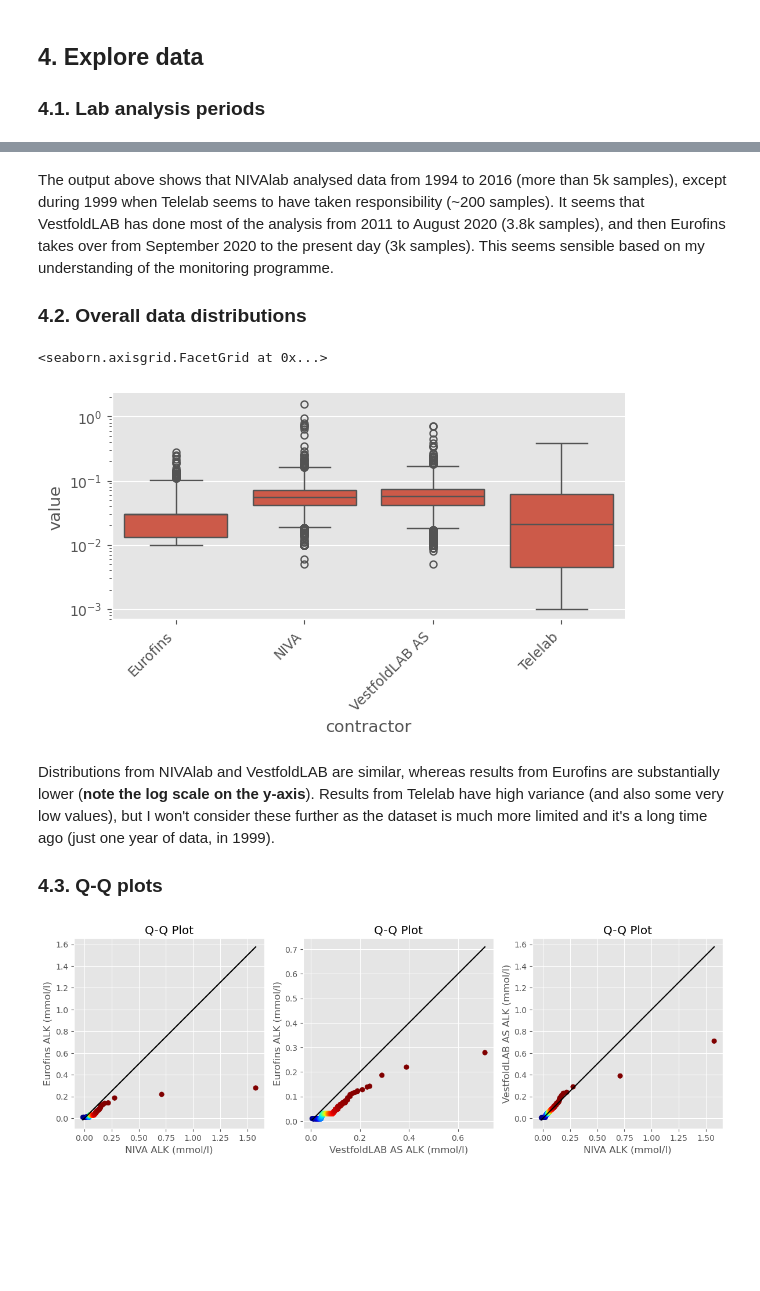
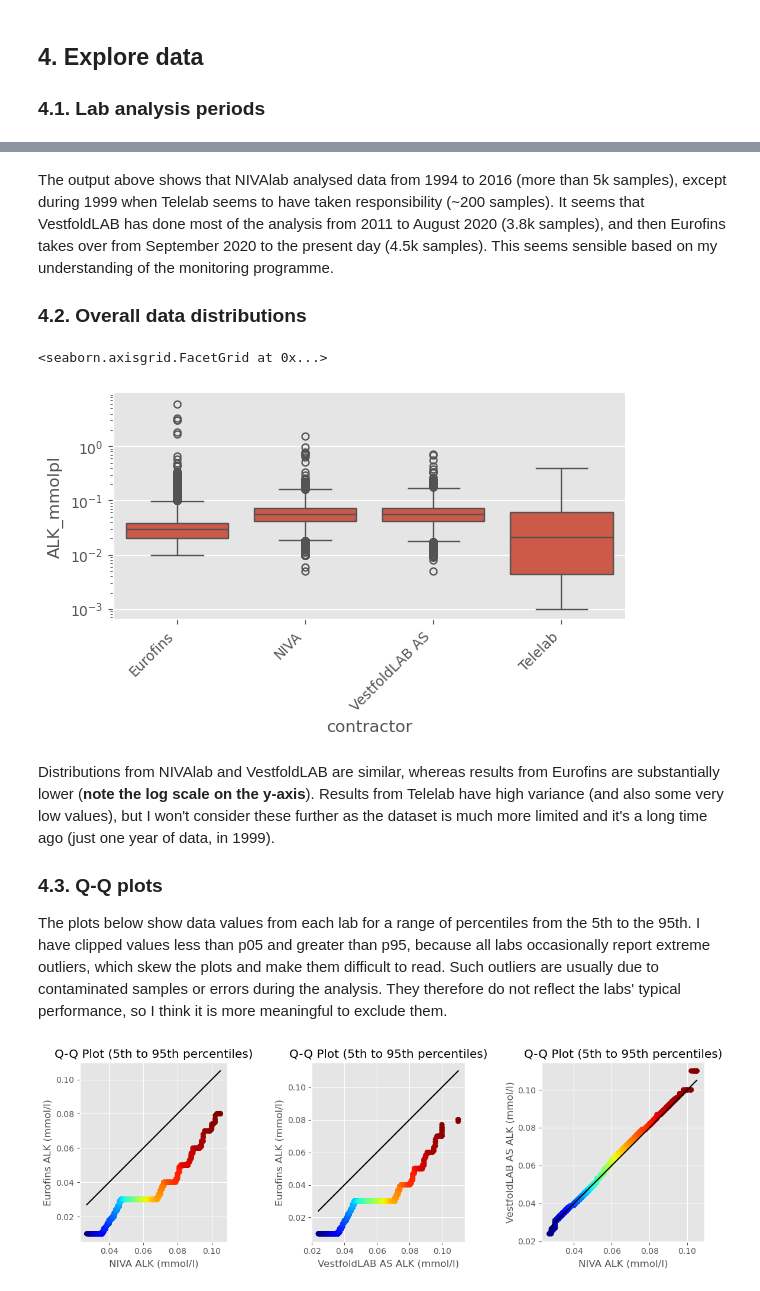
Before and after one commit to NIVANorge/tiltaksovervakingen, a Jupyter notebook: notebooks/explore_alkalinity.ipynb, the cells around one changed output, grey strips where cells are left out. Drawn from its saved outputs; the diff is of its cells as text; code cells hidden in the pictures; blank space fills up the shorter version.

```diff
--- a/notebooks/explore_alkalinity.ipynb
+++ b/notebooks/explore_alkalinity.ipynb
@@ -84,9 +84,17 @@ vm_df = vm_df.query("flag != '>'")
 vm_df["par_unit"] = vm_df["parameter"] + "_" + vm_df["unit"]
 vm_df["par_unit"] = vm_df["par_unit"].str.replace("/", "p")
 vm_df["par_unit"] = vm_df["par_unit"].str.replace(" ", "")
-del vm_df["parameter"], vm_df["unit"]
+del vm_df["parameter"], vm_df["unit"], vm_df["flag"]
 vm_df["sampling_date"] = pd.to_datetime(vm_df["sampling_date"])
-id_cols = ["station_code", "contractor", "sampling_date", "par_unit", "flag"]
+id_cols = ["station_code", "contractor", "sampling_date", "par_unit"]
 vm_df = vm_df[id_cols + ["value"]]
+
+# Average duplicates
+vm_df = vm_df.groupby(id_cols).mean().unstack("par_unit")
+vm_df.columns = [
+    col.replace("_<ubenevnt>", "") for col in vm_df.columns.get_level_values(1)
+]
+vm_df = vm_df.reset_index().dropna(subset="ALK_mmolpl")
+
 vm_df.head()
 # %% [output]
@@ -149,19 +157,21 @@ for fpath in flist:
         fpath,
         sheet_name="results",
         skiprows=3,
-        usecols="C,G,L",
+        usecols="C,G,J,L,W",
         header=None,
     )
-    eur_df.columns = ["station_code", "sampling_date", "value"]
-    eur_df["flag"] = (
-        eur_df["value"].astype(str).apply(lambda x: "<" if "<" in x else "=")
-    )
-    eur_df["value"] = (
-        eur_df["value"].str.replace("<", "").str.replace(",", ".").astype(float)
-    )
+    eur_df.columns = ["station_code", "sampling_date", "PH", "ALK_mmolpl", "CA_mgpl"]
+    for col in ["PH", "ALK_mmolpl", "CA_mgpl"]:
+        eur_df[col] = (
+            eur_df[col]
+            .astype(str)
+            .str.replace("<", "")
+            .str.replace(",", ".")
+            .astype(float)
+        )
     eur_df["contractor"] = "Eurofins"
-    eur_df["par_unit"] = "ALK_mmolpl"
-    eur_df = eur_df[id_cols + ["value"]].dropna(subset="value").reset_index(drop=True)
+    eur_df.groupby(["station_code", "contractor", "sampling_date"]).mean().reset_index()
+    eur_df = eur_df.dropna(subset="ALK_mmolpl")
     df_list.append(eur_df)
 eur_df = pd.concat(df_list, axis="rows")
 eur_df.head()
@@ -183,6 +193,6 @@ Skipping ../data/eurofins_data_2021_q4_v1.xlsx as newer version exists.
 df = pd.concat([vm_df, eur_df], axis="rows")
 
 # Average duplicates
-df = df.groupby(id_cols).mean().reset_index()
+df = df.groupby(["station_code", "contractor", "sampling_date"]).mean().reset_index()
 df.head()
 # %% [output]
@@ -210,7 +220,7 @@ df.groupby("contractor")[["sampling_date", "value"]].agg(
 | Telelab | 219 | 1999-03-01 00:00:00 | 1999-07-06 00:13:09.041095936 | 1999-12-29 | 219 | 0.000 | 0.044941 | 0.391 |
 | VestfoldLAB AS | 3836 | 2011-03-14 00:00:00 | 2017-12-10 08:11:23.211678976 | 2020-08-03 | 3836 | 0.005 | 0.061078 | 0.710 |
 # %% [markdown]
-The output above shows that NIVAlab analysed data from 1994 to 2016 (more than 5k samples), except during 1999 when Telelab seems to have taken responsibility (~200 samples). It seems that VestfoldLAB has done most of the analysis from 2011 to August 2020 (3.8k samples), and then Eurofins takes over from September 2020 to the present day (3k samples). This seems sensible based on my understanding of the monitoring programme.
+The output above shows that NIVAlab analysed data from 1994 to 2016 (more than 5k samples), except during 1999 when Telelab seems to have taken responsibility (~200 samples). It seems that VestfoldLAB has done most of the analysis from 2011 to August 2020 (3.8k samples), and then Eurofins takes over from September 2020 to the present day (4.5k samples). This seems sensible based on my understanding of the monitoring programme.
 
 ### 4.2. Overall data distributions
 # %%
@@ -218,7 +228,7 @@ The output above shows that NIVAlab analysed data from 1994 to 2016 (more than 5
 g = sn.catplot(
     data=df,
     x="contractor",
-    y="value",
+    y="ALK_mmolpl",
     kind="box",
     height=3,
     aspect=2,
@@ -227,40 +237,42 @@ g = sn.catplot(
 g.set_xticklabels(rotation=45, ha="right")
 # %% [output]
 <seaborn.axisgrid.FacetGrid at 0x...>
-[figure, old version]
+[figure, new version]
 # %% [markdown]
 Distributions from NIVAlab and VestfoldLAB are similar, whereas results from Eurofins are substantially lower (**note the log scale on the y-axis**). Results from Telelab have high variance (and also some very low values), but I won't consider these further as the dataset is much more limited and it's a long time ago (just one year of data, in 1999).
 
 ### 4.3. Q-Q plots
+
+The plots below show data values from each lab for a range of percentiles from the 5th to the 95th. I have clipped values less than p05 and greater than p95, because all labs occasionally report extreme outliers, which skew the plots and make them difficult to read. Such outliers are usually due to contaminated samples or errors during the analysis. They therefore do not reflect the labs' typical performance, so I think it is more meaningful to exclude them.
 # %%
 # Data pairs to compare (lab_x, lab_y)
 pairs = [
     ("NIVA", "Eurofins"),
     ("VestfoldLAB AS", "Eurofins"),
     ("NIVA", "VestfoldLAB AS"),
 ]
 
 # Plot
 fig, axes = plt.subplots(1, len(pairs), figsize=(12, 4))
-quants = np.arange(0, 100.1, 0.1)
+quants = np.arange(5, 95, 0.1)
 for ax, pair in zip(axes, pairs):
     lab_x, lab_y = pair
-    vals_x = df.query("contractor == @lab_x")["value"].dropna()
-    vals_y = df.query("contractor == @lab_y")["value"].dropna()
+    vals_x = df.query("contractor == @lab_x")["ALK_mmolpl"].dropna()
+    vals_y = df.query("contractor == @lab_y")["ALK_mmolpl"].dropna()
     quant_x = np.percentile(vals_x, quants)
     quant_y = np.percentile(vals_y, quants)
 
     ax.scatter(x=quant_x, y=quant_y, c=quants, cmap="jet")
     ax.plot(
         [quant_x.min(), quant_x.max()],
         [quant_x.min(), quant_x.max()],
         "k-",
     )
-    ax.set_title(f"Q-Q Plot")
+    ax.set_title(f"Q-Q Plot (5th to 95th percentiles)")
     ax.set_xlabel(f"{lab_x} ALK (mmol/l)")
     ax.set_ylabel(f"{lab_y} ALK (mmol/l)")
     ax.set_aspect("equal", adjustable="box")
 plt.tight_layout()
 # %% [output]
-[figure, old version]
+[figure, new version]
 # %% [markdown]
```
Also changed, not shown: parts of 17 cells of this notebook.
